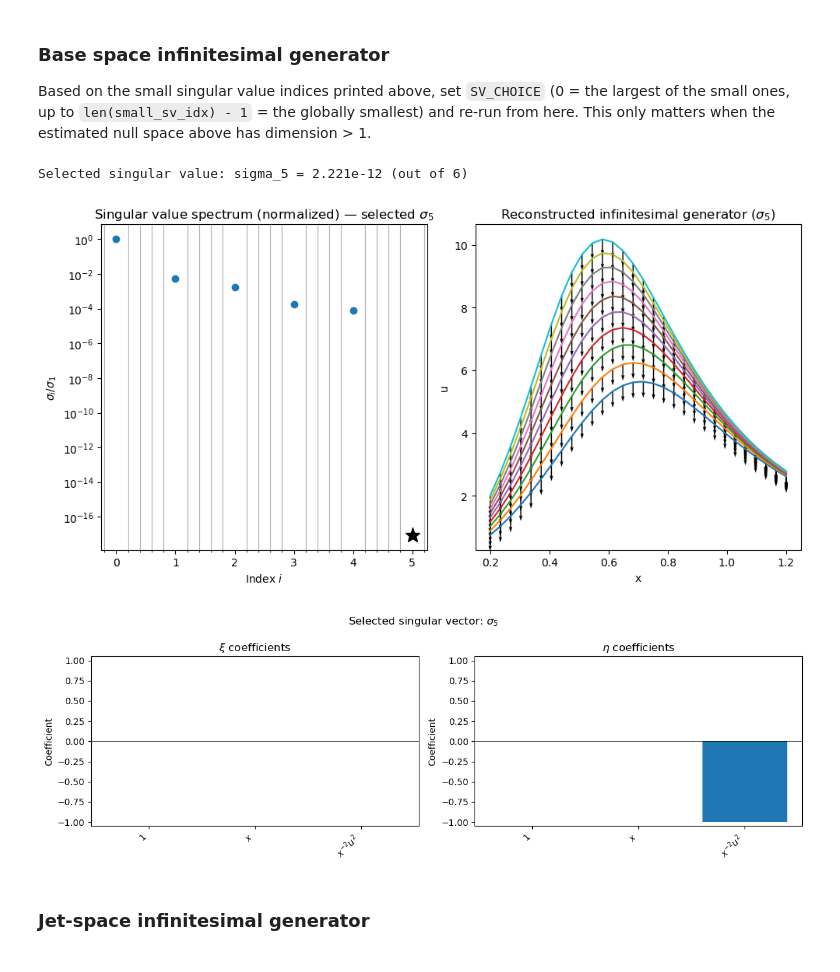
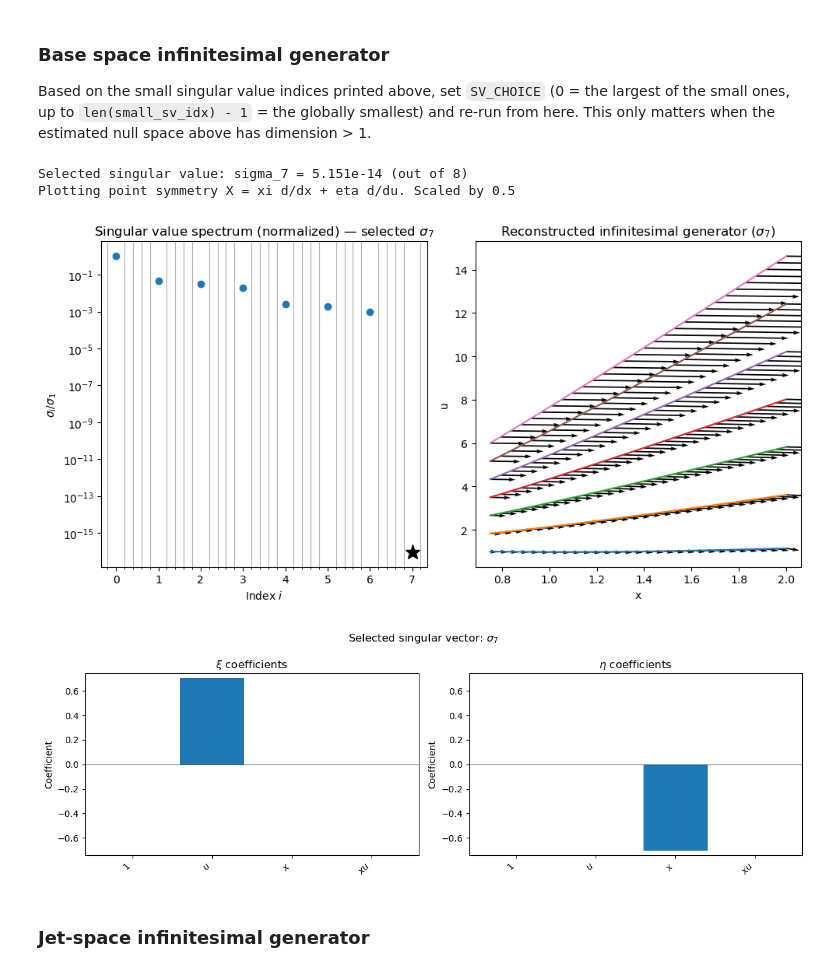
Before and after one commit to rros22/symmetry-detection, a Jupyter notebook: notebooks/ode_symmetry_explorer.ipynb, the cells around one changed output. Drawn from its saved outputs; the diff is of its cells as text; code cells hidden in the pictures.

```diff
--- a/notebooks/ode_symmetry_explorer.ipynb
+++ b/notebooks/ode_symmetry_explorer.ipynb
@@ -29,7 +29,7 @@ from symmetry_detection import solver
 
 # --- ODE choice ---
 # One of gtr.ODES.keys(): "bernoulli", "rational", "riccati", "scaling", "abel"
-ODE = "bernoulli"
+ODE = "rational"
 
 print(f"ODE = {ODE!r}")
 
@@ -126,13 +129,13 @@ once you can see the results.
 # --- Basis function family ---
 # "monomial" or "chebyshev" (see symmetry_detection.basis_functions.BASIS_FUNCTIONS)
 BASIS_TYPE = "monomial"
-characteristic = True
+characteristic = False
 
 # --- Basis elements: pick a range OR an explicit list, exactly like the CLI's
 # --param_range / --param_list flags (see data_matrices.resolve_basis_args).
 # PARAM_LIST always overrides PARAM_RANGE when it is not None.
-PARAM_RANGE = (-2, 2)  # all (m, n) pairs with m, n in 0..3
-PARAM_LIST = [(0,0), (1,0), (-2,2)]    # e.g. [(0, 0), (1, 0), (0, 1), (2, 1)] to pick elements individually
+PARAM_RANGE = (0, 1)  # all (m, n) pairs with m, n in 0..3
+PARAM_LIST = None #[(0,0), (1,0), (-2,2)]    # e.g. [(0, 0), (1, 0), (0, 1), (2, 1)] to pick elements individually
 sv_ratio = 1000
 
 # Resolve basis parameters the same way the CLI does: PARAM_LIST overrides
@@ -188,7 +191,8 @@ estimated null space above has dimension > 1.
 # Indexes into small_sv_idx, printed above (not an absolute S/Vt index).
 # Out-of-range values are clamped to the nearest valid choice with a warning.
 SV_CHOICE = 0
-normalize_quiver = True
+normalize_quiver = False
+scale_quiver = 0.5
 
 idx = solver.pick_small_singular_value(small_sv_idx, sv_choice=SV_CHOICE)
 result = solver.select_singular_vector(svd_result, idx, characteristic=characteristic)
@@ -214,38 +218,46 @@ ax4[0].minorticks_on()
 if normalize_quiver:
     xy_norm = np.sqrt(result.xi**2 + result.eta**2)
     xy_norm[xy_norm == 0] = 1
-    ax4[1].quiver(X_stacked[0], X_stacked[1], result.xi / xy_norm, result.eta / xy_norm, angles='xy', scale=20)
+    ax4[1].quiver(X_stacked[0], X_stacked[1], result.xi / xy_norm, result.eta / xy_norm, angles='uv', scale=20)
+elif scale_quiver < 1:
+    ax4[1].quiver(X_stacked[0], X_stacked[1], scale_quiver*result.xi, scale_quiver*result.eta, angles='uv', scale=20)
 else:
     ax4[1].quiver(X_stacked[0], X_stacked[1], result.xi, result.eta, angles='xy', scale=20, scale_units='xy')
 
 for trajectory in X:
     ax4[1].plot(trajectory[0], trajectory[1])
 ax4[1].set_xlabel("x")
 ax4[1].set_ylabel("u")
-ax4[1].set_title(f"Reconstructed infinitesimal generator ($\sigma_{{{result.idx}}}$)")
+ax4[1].set_title(f"Reconstructed infinitesimal generator ($\\sigma_{{{result.idx}}}$)")
 ax4[1].set_box_aspect(1)
 
 fig4.tight_layout()
 
 # Coefficients
 n_basis = len(result.param_list)
 
 bars_fig, (ax_xi, ax_eta) = plt.subplots(1, 2, figsize=(12, 4))
 bars_fig.suptitle(f"Selected singular vector: {sigma_label}")
 coeff_ylim = plot.shared_coefficient_ylim(result.singular_vector[:n_basis], result.singular_vector[n_basis:])
 plot.plot_basis_coefficient_bars(
     result.singular_vector[:n_basis], result.param_list, basis_args.basis_type,
     ax=ax_xi, title=r"$\xi$ coefficients", sort_by_magnitude=False, log_scale=False, ylim=coeff_ylim
 )
 plot.plot_basis_coefficient_bars(
     result.singular_vector[n_basis:], result.param_list, basis_args.basis_type,
     ax=ax_eta, title=r"$\eta$ coefficients", sort_by_magnitude=False, log_scale=False, ylim=coeff_ylim
 )
 bars_fig.tight_layout()
+
+if characteristic:
+    print(f"Plotting characteristic point symmetry Xhat = Q d/du, with Q = eta - u_x * xi. Scaled by {scale_quiver}")
+else:
+    print(f"Plotting point symmetry X = xi d/dx + eta d/du. Scaled by {scale_quiver}")
 # %% [output]
-Selected singular value: sigma_5 = 2.221e-12 (out of 6)
+Selected singular value: sigma_7 = 5.151e-14 (out of 8)
+Plotting point symmetry X = xi d/dx + eta d/du. Scaled by 0.5
-[figure, old version]
+[figure, new version]
-[figure, old version]
+[figure, new version]
 # %% [markdown]
 ### Jet-space infinitesimal generator
 # %%
```
Also changed, not shown: parts of 5 cells of this notebook, 3 other files.
